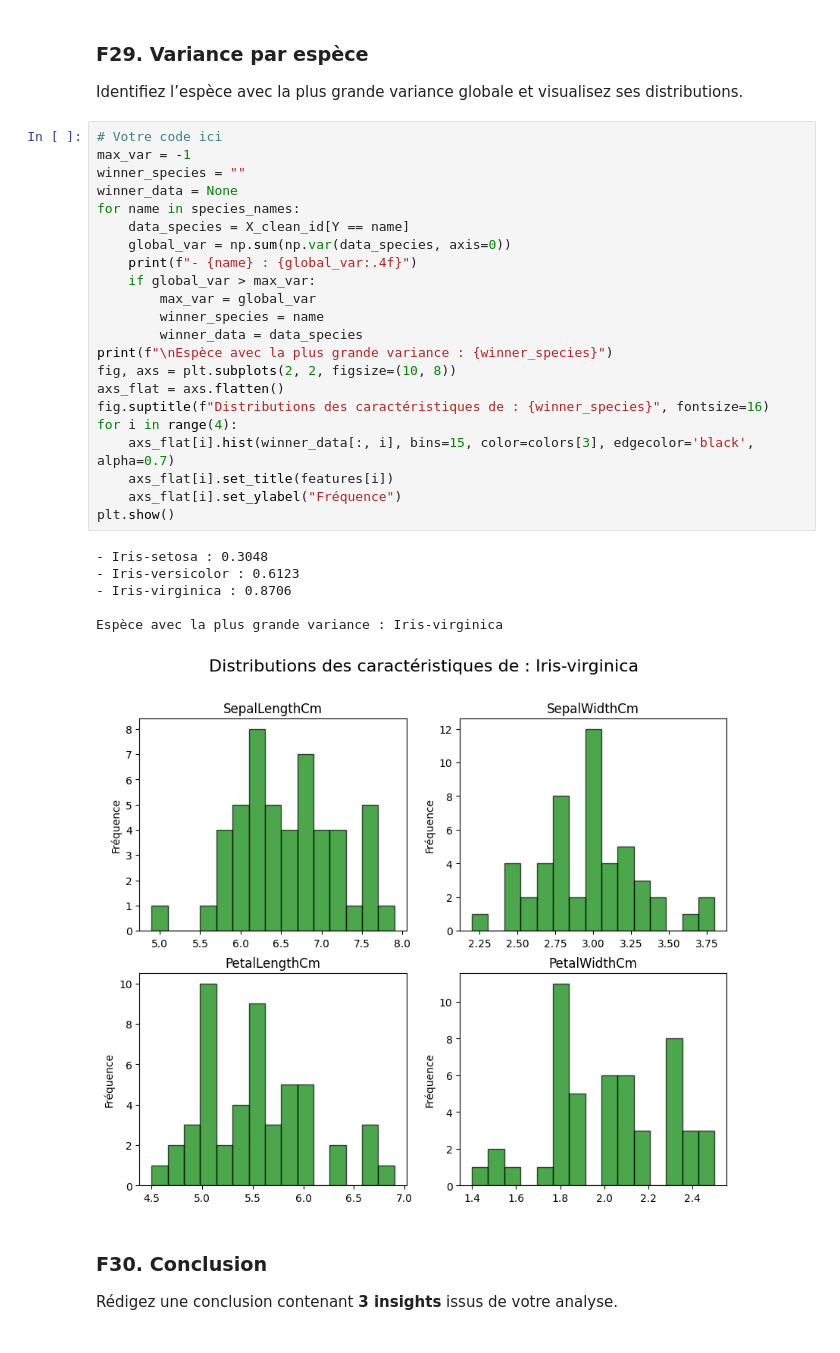
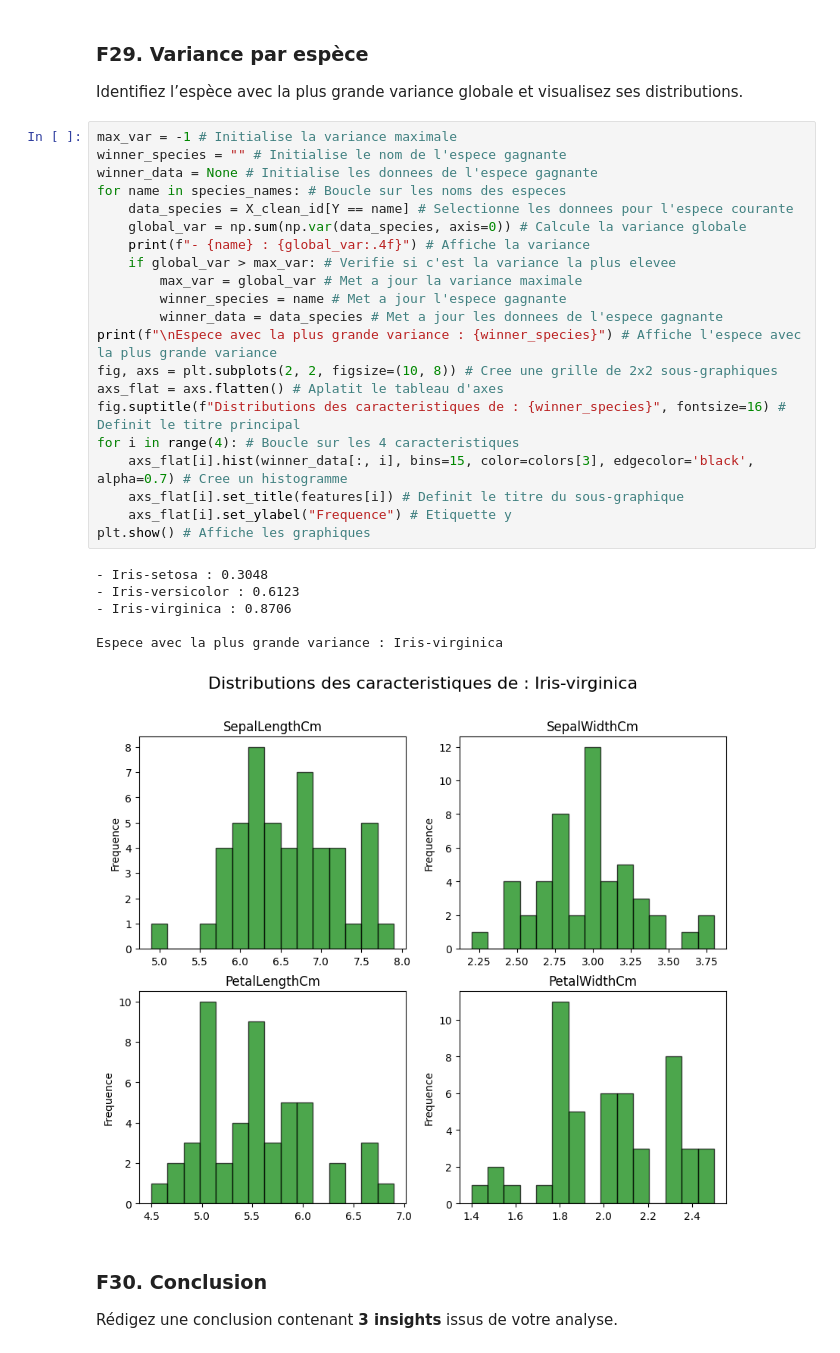
Before and after one commit to USMS-FPK-IA-GI-2025/controle-01-numpy-and-matplotlib-iris-Bouchask, a Jupyter notebook: notebooks/controle_numpy_matplotlib.ipynb, the cells around one changed output. Saved outputs shown, nothing was run; the diff lists cells and outputs as text.

```diff
--- a/notebooks/controle_numpy_matplotlib.ipynb
+++ b/notebooks/controle_numpy_matplotlib.ipynb
@@ -435,34 +421,33 @@ plt.show()
 ### F29. Variance par espèce
 Identifiez l’espèce avec la plus grande variance globale et visualisez ses distributions.
 # %%
-# Votre code ici
-max_var = -1
-winner_species = ""
-winner_data = None
-for name in species_names:
-    data_species = X_clean_id[Y == name]
-    global_var = np.sum(np.var(data_species, axis=0))
-    print(f"- {name} : {global_var:.4f}")
-    if global_var > max_var:
-        max_var = global_var
-        winner_species = name
-        winner_data = data_species
-print(f"\nEspèce avec la plus grande variance : {winner_species}")
-fig, axs = plt.subplots(2, 2, figsize=(10, 8))
-axs_flat = axs.flatten()
-fig.suptitle(f"Distributions des caractéristiques de : {winner_species}", fontsize=16)
-for i in range(4):
-    axs_flat[i].hist(winner_data[:, i], bins=15, color=colors[3], edgecolor='black', alpha=0.7)
-    axs_flat[i].set_title(features[i])
-    axs_flat[i].set_ylabel("Fréquence")
-plt.show()
+max_var = -1 # Initialise la variance maximale
+winner_species = "" # Initialise le nom de l'espece gagnante
+winner_data = None # Initialise les donnees de l'espece gagnante
+for name in species_names: # Boucle sur les noms des especes
+    data_species = X_clean_id[Y == name] # Selectionne les donnees pour l'espece courante
+    global_var = np.sum(np.var(data_species, axis=0)) # Calcule la variance globale
+    print(f"- {name} : {global_var:.4f}") # Affiche la variance
+    if global_var > max_var: # Verifie si c'est la variance la plus elevee
+        max_var = global_var # Met a jour la variance maximale
+        winner_species = name # Met a jour l'espece gagnante
+        winner_data = data_species # Met a jour les donnees de l'espece gagnante
+print(f"\nEspece avec la plus grande variance : {winner_species}") # Affiche l'espece avec la plus grande variance
+fig, axs = plt.subplots(2, 2, figsize=(10, 8)) # Cree une grille de 2x2 sous-graphiques
+axs_flat = axs.flatten() # Aplatit le tableau d'axes
+fig.suptitle(f"Distributions des caracteristiques de : {winner_species}", fontsize=16) # Definit le titre principal
+for i in range(4): # Boucle sur les 4 caracteristiques
+    axs_flat[i].hist(winner_data[:, i], bins=15, color=colors[3], edgecolor='black', alpha=0.7) # Cree un histogramme
+    axs_flat[i].set_title(features[i]) # Definit le titre du sous-graphique
+    axs_flat[i].set_ylabel("Frequence") # Etiquette y
+plt.show() # Affiche les graphiques
 # %% [output]
 - Iris-setosa : 0.3048
 - Iris-versicolor : 0.6123
 - Iris-virginica : 0.8706
 
-Espèce avec la plus grande variance : Iris-virginica
+Espece avec la plus grande variance : Iris-virginica
-[figure, old version]
+[figure, new version]
 # %% [markdown]
 ### F30. Conclusion
 Rédigez une conclusion contenant **3 insights** issus de votre analyse.
```
Also changed, not shown: parts of 34 cells of this notebook.
